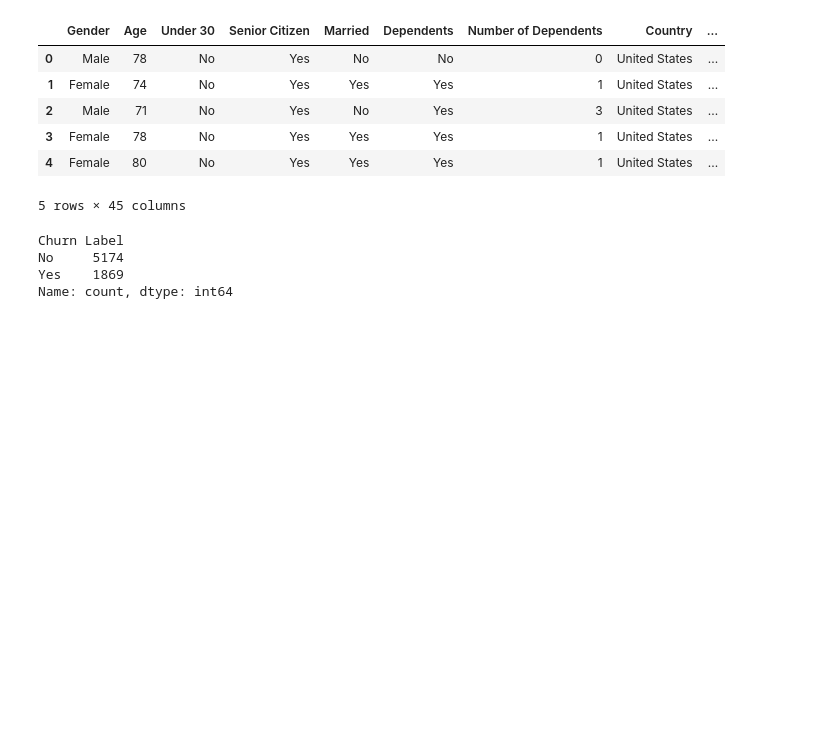
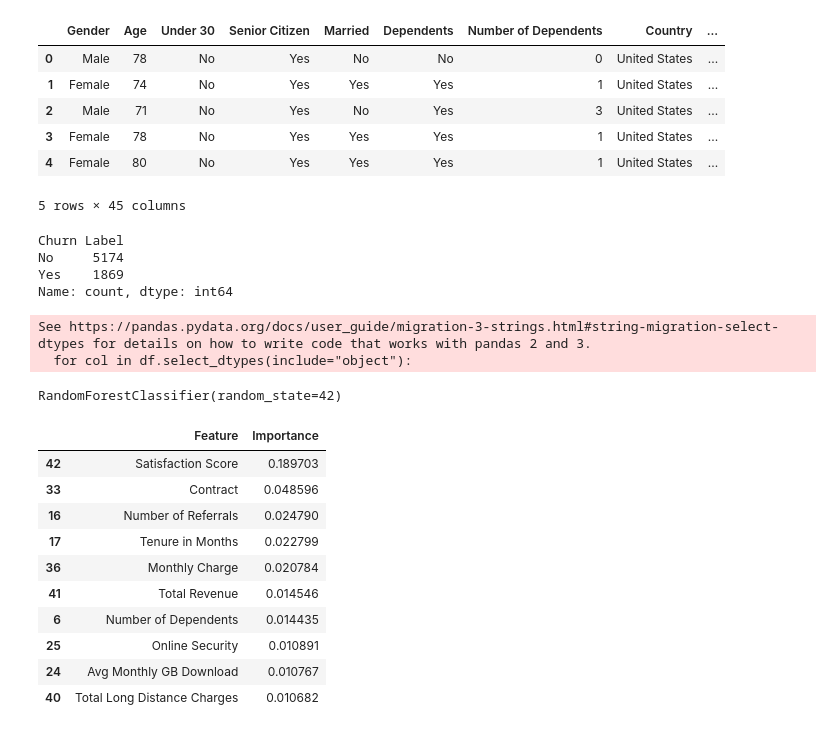
Before and after one commit to AmmarShaikh81/Customer_Churn_Analysis, a Jupyter notebook: Notebooks/Notebook1.ipynb, the cells around one changed output. Drawn from its saved outputs; the diff is of its cells as text; code cells hidden in the pictures; blank space fills up the shorter version.

```diff
--- a/Notebooks/Notebook1.ipynb
+++ b/Notebooks/Notebook1.ipynb
@@ -698,0 +726,10 @@ explainer = shap.TreeExplainer(rf)
+# %%
+from sklearn.preprocessing import LabelEncoder
+
+le = LabelEncoder()
+
+for col in df.select_dtypes(include="object"):
+    df[col] = le.fit_transform(df[col])
+# %% [output]
+See https://pandas.pydata.org/docs/user_guide/migration-3-strings.html#string-migration-select-dtypes for details on how to write code that works with pandas 2 and 3.
+  for col in df.select_dtypes(include="object"):
@@ -698,0 +754,43 @@ explainer = shap.TreeExplainer(rf)
+# %%
+from sklearn.ensemble import RandomForestClassifier
+
+
+rf = RandomForestClassifier(
+    n_estimators=100,
+    random_state=42
+)
+
+
+rf.fit(
+    X_train,
+    y_train
+)
+# %% [output]
+RandomForestClassifier(random_state=42)
+# %%
+# Select churn = Yes class
+shap_values_churn = shap_values[:, :, 1]
+
+importance = pd.DataFrame({
+    "Feature": X_test_sample.columns,
+    "Importance": abs(shap_values_churn).mean(axis=0)
+})
+
+importance = importance.sort_values(
+    by="Importance",
+    ascending=False
+)
+
+importance.head(10)
+# %% [output]
+|  | Feature | Importance |
+| 42 | Satisfaction Score | 0.189703 |
+| 33 | Contract | 0.048596 |
+| 16 | Number of Referrals | 0.024790 |
+| 17 | Tenure in Months | 0.022799 |
+| 36 | Monthly Charge | 0.020784 |
+| 41 | Total Revenue | 0.014546 |
+| 6 | Number of Dependents | 0.014435 |
+| 25 | Online Security | 0.010891 |
+| 24 | Avg Monthly GB Download | 0.010767 |
+| 40 | Total Long Distance Charges | 0.010682 |
```
Also changed, not shown: parts of 16 cells of this notebook, 3 other files.
